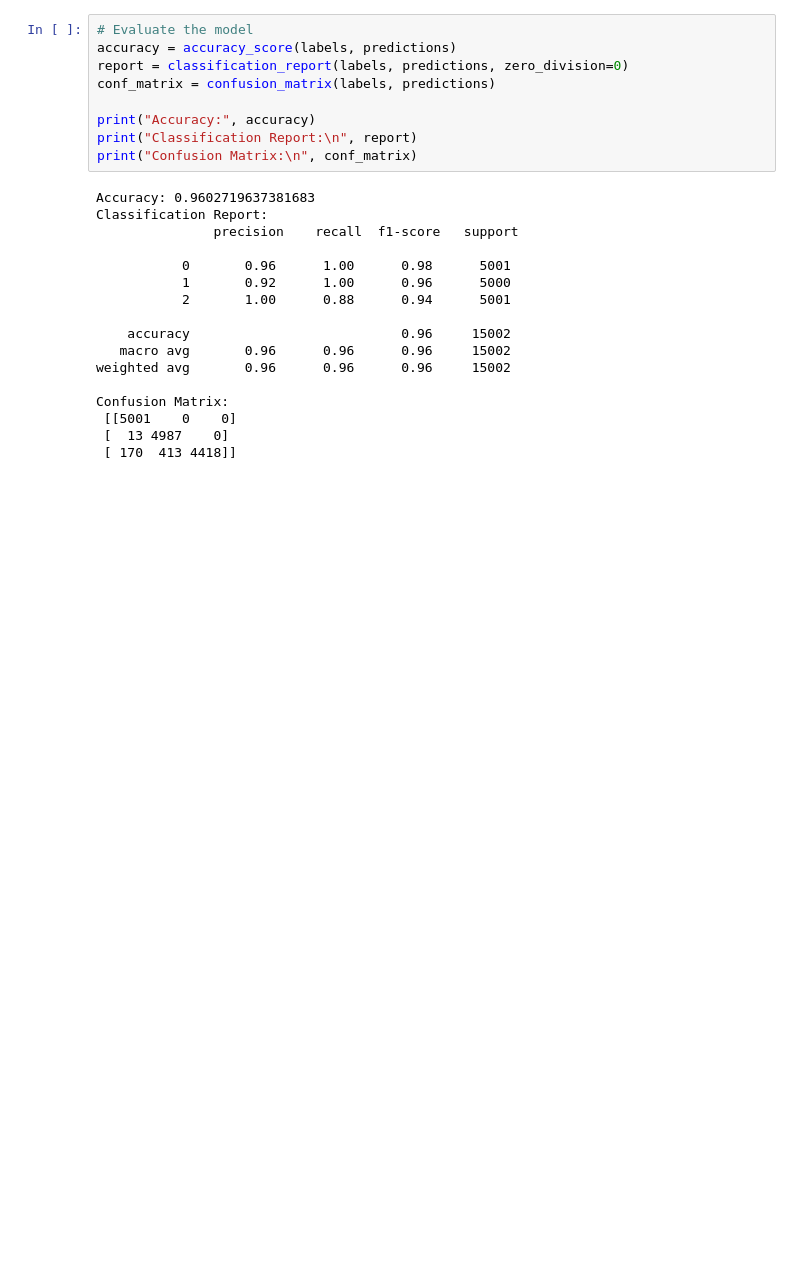
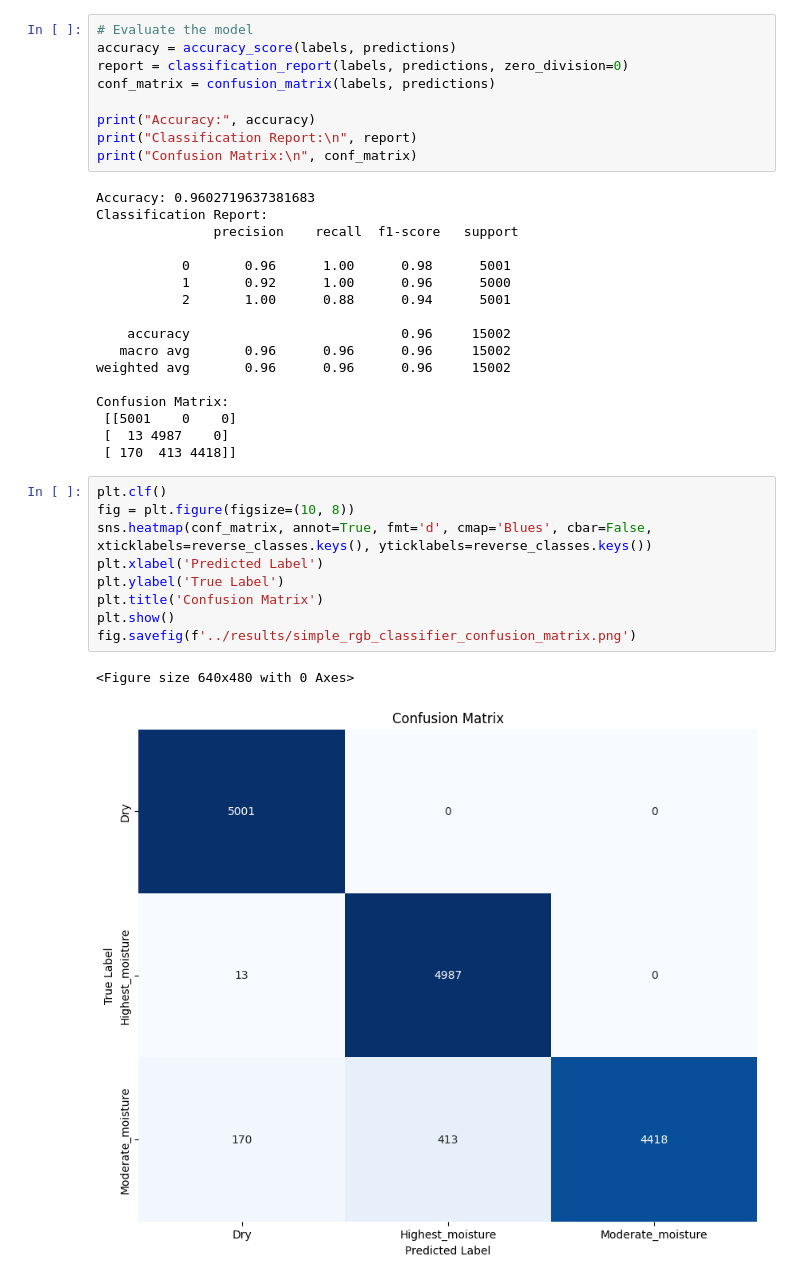
Before and after one commit to HasmitaKurre/CS725_FML, a Jupyter notebook: FML_Project/src/11_Simple_RGB_Classifier.ipynb, the cells around one changed output. Saved outputs shown, nothing was run; the diff lists cells and outputs as text; blank space fills up the shorter version.

Commit message:
Visualize Confusion Matrix of RGB Classifier

```diff
--- a/FML_Project/src/11_Simple_RGB_Classifier.ipynb
+++ b/FML_Project/src/11_Simple_RGB_Classifier.ipynb
@@ -89,3 +91,15 @@ Confusion Matrix:
  [[5001    0    0]
  [  13 4987    0]
  [ 170  413 4418]]
+# %%
+plt.clf()
+fig = plt.figure(figsize=(10, 8))
+sns.heatmap(conf_matrix, annot=True, fmt='d', cmap='Blues', cbar=False, xticklabels=reverse_classes.keys(), yticklabels=reverse_classes.keys())
+plt.xlabel('Predicted Label')
+plt.ylabel('True Label')
+plt.title('Confusion Matrix')
+plt.show()
+fig.savefig(f'../results/simple_rgb_classifier_confusion_matrix.png')
+# %% [output]
+<Figure size 640x480 with 0 Axes>
+[figure, added]
```
Also changed, not shown: parts of 1 cell of this notebook.
